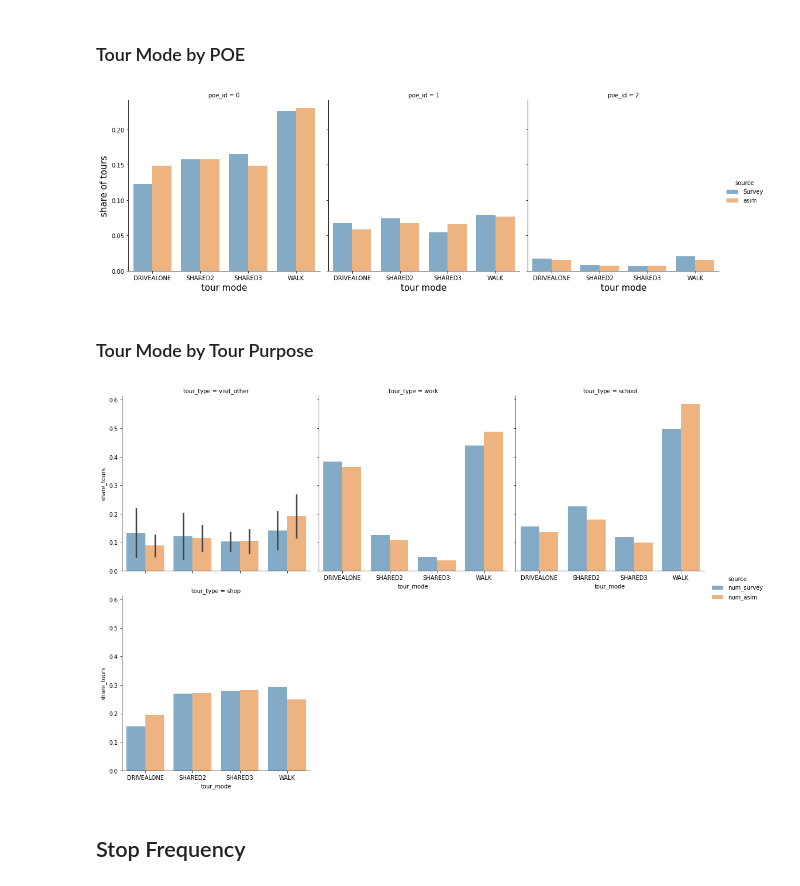
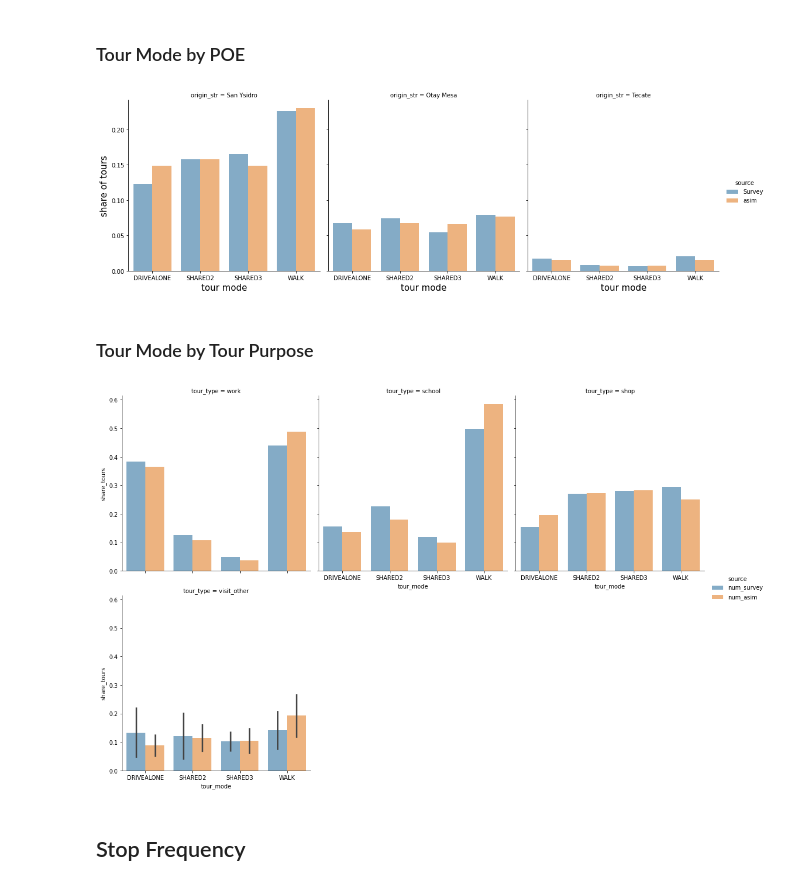
Before and after one commit to SANDAG/ABM, a Jupyter notebook: src/asim_cross_border/notebooks/cross_border_summary_calibrate.ipynb, the cells around one changed output. Cells and saved outputs as stored; diff of their text form; code cells hidden in the pictures.

```diff
--- a/src/asim_cross_border/notebooks/cross_border_summary_calibrate.ipynb
+++ b/src/asim_cross_border/notebooks/cross_border_summary_calibrate.ipynb
@@ -653,13 +491,13 @@ ax.set_xlabel('tour mode', fontsize=15)
 Text(0.5, 0, 'tour mode')
 [figure]
 # %%
-tour_mode = asim_tours.groupby(['tour_mode','poe_id'])['tour_id'].count().reset_index()
+tour_mode = asim_tours.groupby(['tour_mode','origin_str'])['tour_id'].count().reset_index()
 tour_mode = pd.merge(
-    tour_mode, Survey_tours.groupby(['tour_mode','poe_id'])['sample_rate'].sum().reset_index(),
-    left_on=['tour_mode','poe_id'], right_on=['tour_mode','poe_id'])
+    tour_mode, Survey_tours.groupby(['tour_mode','origin_str'])['sample_rate'].sum().reset_index(),
+    left_on=['tour_mode','origin_str'], right_on=['tour_mode','origin_str'])
 # %%
-tour_mode.columns = ['tour_mode','poe_id','asim','Survey']
-tour_mode = tour_mode.melt(id_vars=['tour_mode','poe_id'],var_name='source',value_name='num_tours')
+tour_mode.columns = ['tour_mode','origin_str','asim','Survey']
+tour_mode = tour_mode.melt(id_vars=['tour_mode','origin_str'],var_name='source',value_name='num_tours')
 # %%
 tour_mode_tot = tour_mode.groupby('source',as_index = False)[['num_tours']].sum().rename(columns = {'num_tours':'tot'})
 tour_mode = tour_mode.merge(tour_mode_tot)
@@ -668,23 +506,23 @@ tour_mode['share_tours'] = tour_mode['num_tours']/tour_mode['tot']
 ### Tour Mode by POE
 # %%
 g = sns.catplot(
-    data=tour_mode.sort_values('source'), x='tour_mode', y='share_tours', order=['DRIVEALONE','SHARED2','SHARED3','WALK'],kind='bar',col='poe_id',
-    hue='source', alpha=0.6, sharey=True)
+    data=tour_mode.sort_values('source'), x='tour_mode', y='share_tours', order=['DRIVEALONE','SHARED2','SHARED3','WALK'],kind='bar',col='origin_str',
+    hue='source', alpha=0.6, sharey=True, col_order = ['San Ysidro','Otay Mesa','Tecate'])
 for i, ax in enumerate(g.axes[0]):
     if i == 0:
         ax.set_ylabel('share of tours', fontsize=15)
     ax.set_xlabel('tour mode', fontsize=15)
 # %% [output]
-[figure, old version]
+[figure, new version]
 # %%
-poe_id_tots = pd.DataFrame()
+origin_str_tots = pd.DataFrame()
 srclist = ['Survey','asim']
-for port in tour_mode.poe_id.unique():
+for port in tour_mode.origin_str.unique():
     for i,src in enumerate(['asim','Survey']):
-        poe_id_tots = poe_id_tots.append(pd.Series({'poe_id':port,
-                                            'tot':tour_mode[(tour_mode['source'] == src) & (tour_mode.poe_id == port)].num_tours.sum(),
+        origin_str_tots = origin_str_tots.append(pd.Series({'origin_str':port,
+                                            'tot':tour_mode[(tour_mode['source'] == src) & (tour_mode.origin_str == port)].num_tours.sum(),
                                             'source':src}),
                                            ignore_index = True)
-tour_mode = tour_mode.drop('tot',axis =1).merge(poe_id_tots, how = 'left', on = ['poe_id','source'])
+tour_mode = tour_mode.drop('tot',axis =1).merge(origin_str_tots, how = 'left', on = ['origin_str','source'])
 tour_mode['num_tours'] = tour_mode['num_tours']/tour_mode['tot']
 # %%
@@ -708,21 +546,21 @@ tour_mode = tour_mode.melt(id_vars=['tour_mode','tour_type'],var_name='source',v
 # %%
 tour_mode.loc[tour_mode.tour_type.isin(['visit','other']),'tour_type'] = 'visit_other'
 
 origin_tots = pd.DataFrame()
 for port in tour_mode.tour_type.unique():
     for i,src in enumerate(['num_survey','num_asim']):
         origin_tots = origin_tots.append(pd.Series({'tour_type':port,
                                             'tot':tour_mode[(tour_mode['source'] == src) & (tour_mode.tour_type == port)].num_tours.sum(),
                                             'source':src}),
                                            ignore_index = True)
 
 tour_mode = tour_mode[~tour_mode.source.isin(['asim','Survey'])].merge(origin_tots, how = 'left', on = ['tour_type','source'])
 tour_mode['share_tours'] = tour_mode['num_tours']/tour_mode['tot']
 g = sns.catplot(
     data=tour_mode.sort_values('source',ascending = False), x='tour_mode', y='share_tours', order=['DRIVEALONE','SHARED2','SHARED3','WALK'],kind='bar',
-    col='tour_type', col_wrap=3,hue='source', alpha=0.6, sharey=True)
+    col='tour_type', col_wrap=3,hue='source', alpha=0.6, sharey=True, col_order = ['work','school','shop','visit_other'])
 # %% [output]
-[figure, old version]
+[figure, new version]
 # %%
 purp_calib = tour_mode.groupby(['tour_type','source','tour_mode'],as_index = False)[['share_tours']].sum()
 # purp_calib.loc[purp_calib.tour_type.isin(['visit','other']),'tour_type'] = 'visit_other'
```
Also changed, not shown: parts of 55 cells of this notebook.
